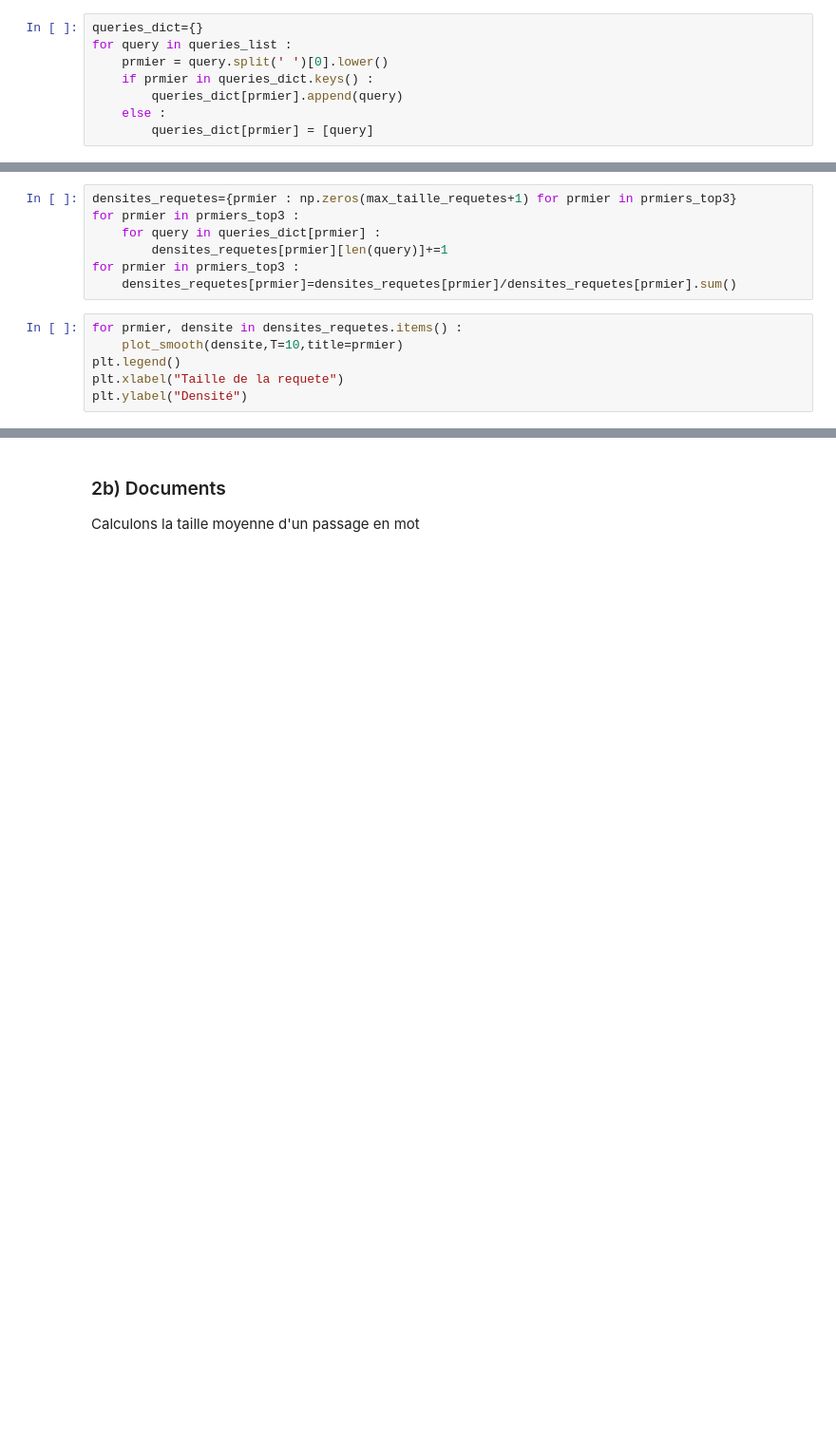
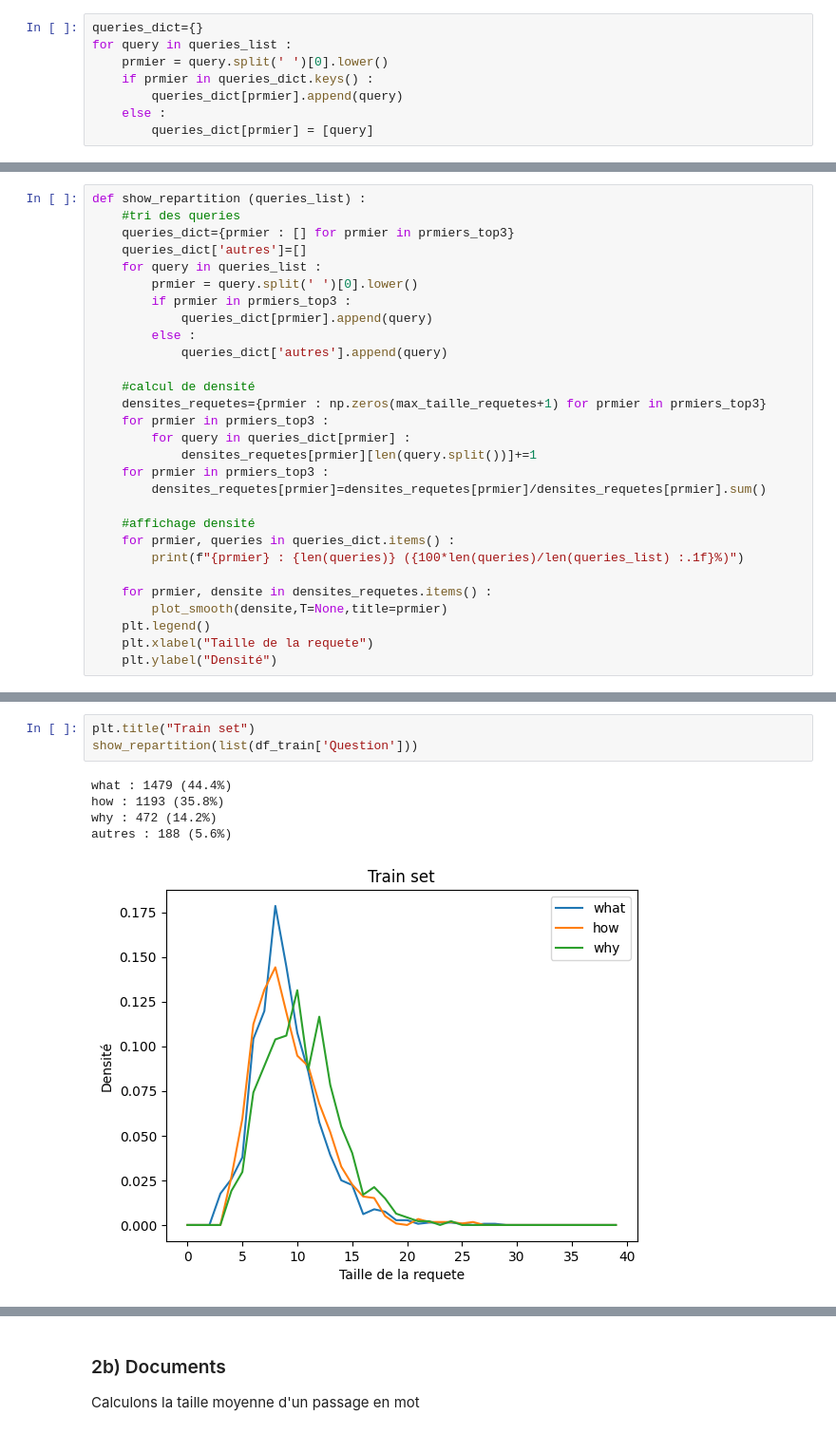
Before and after one commit to barthosdac/projet-rital, a Jupyter notebook: ExplorationData.ipynb, the cells around one changed output, grey strips where cells are left out. Shown at 95% size. Cells and saved outputs as stored; diff of their text form; blank space fills up the shorter version.

```diff
--- a/ExplorationData.ipynb
+++ b/ExplorationData.ipynb
@@ -197,13 +202,0 @@ max_taille_requetes
-# %%
-densites_requetes={prmier : np.zeros(max_taille_requetes+1) for prmier in prmiers_top3}
-for prmier in prmiers_top3 :
-    for query in queries_dict[prmier] :
-        densites_requetes[prmier][len(query)]+=1
-for prmier in prmiers_top3 :
-    densites_requetes[prmier]=densites_requetes[prmier]/densites_requetes[prmier].sum()
-# %%
-for prmier, densite in densites_requetes.items() :
-    plot_smooth(densite,T=10,title=prmier)
-plt.legend()
-plt.xlabel("Taille de la requete")
-plt.ylabel("Densité")
@@ -212,0 +203,29 @@ Text(0, 0.5, 'Densité')
+# %%
+def show_repartition (queries_list) :
+    #tri des queries
+    queries_dict={prmier : [] for prmier in prmiers_top3}
+    queries_dict['autres']=[]
+    for query in queries_list :
+        prmier = query.split(' ')[0].lower()
+        if prmier in prmiers_top3 :
+            queries_dict[prmier].append(query)
+        else :
+            queries_dict['autres'].append(query)
+
+    #calcul de densité
+    densites_requetes={prmier : np.zeros(max_taille_requetes+1) for prmier in prmiers_top3}
+    for prmier in prmiers_top3 :
+        for query in queries_dict[prmier] :
+            densites_requetes[prmier][len(query.split())]+=1
+    for prmier in prmiers_top3 :
+        densites_requetes[prmier]=densites_requetes[prmier]/densites_requetes[prmier].sum()
+
+    #affichage densité
+    for prmier, queries in queries_dict.items() :
+        print(f"{prmier} : {len(queries)} ({100*len(queries)/len(queries_list) :.1f}%)")
+
+    for prmier, densite in densites_requetes.items() :
+        plot_smooth(densite,T=None,title=prmier)
+    plt.legend()
+    plt.xlabel("Taille de la requete")
+    plt.ylabel("Densité")
@@ -212,0 +234,9 @@ Text(0, 0.5, 'Densité')
+# %%
+plt.title("Train set")
+show_repartition(list(df_train['Question']))
+# %% [output]
+what : 1479 (44.4%)
+how : 1193 (35.8%)
+why : 472 (14.2%)
+autres : 188 (5.6%)
+[figure, added]
```
Also changed, not shown: parts of 17 cells of this notebook.
